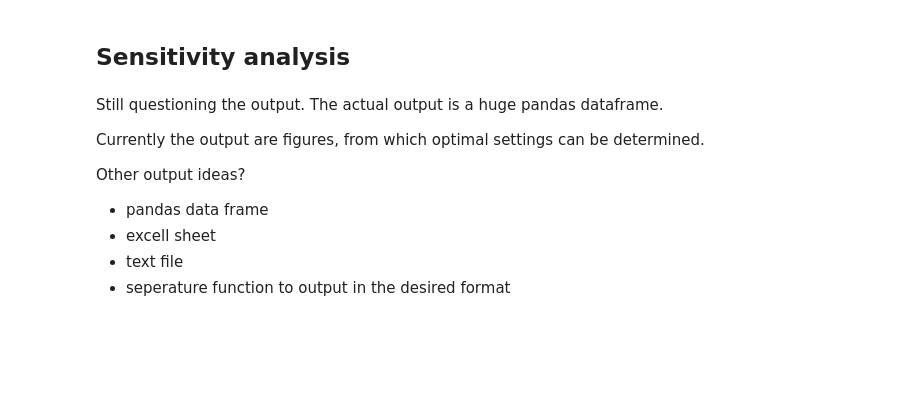
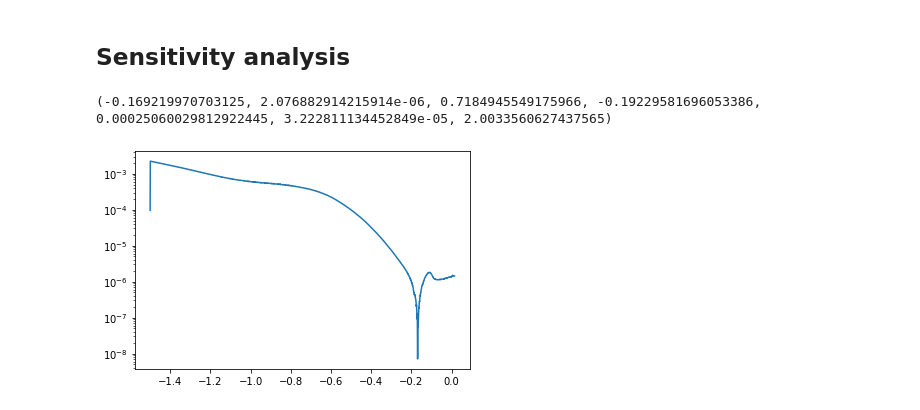
Before and after one commit to Meekevanede/PolCurveFit, a Jupyter notebook: demo.ipynb, the cells around one changed output. Cells and saved outputs as stored; diff of their text form; code cells hidden in the pictures; blank space fills up the shorter version.

```diff
--- a/demo.ipynb
+++ b/demo.ipynb
@@ -110,12 +110,23 @@ plt.yscale('log')
 # %% [markdown]
 ## Sensitivity analysis
-# %% [markdown]
-Still questioning the output. The actual output is a huge pandas dataframe.
-
-Currently the output are figures, from which optimal settings can be determined.
-
-Other output ideas?
-- pandas data frame
-- excell sheet
-- text file
-- seperature function to output in the desired format
+# %%
+import numpy as np
+import matplotlib.pyplot as plt
+
+from polcurvefit import DataImport as di
+
+inputfile = './polcurvefit/data/LSV_cath1.txt'
+E,I = di.load_nova(inputfile)
+
+from polcurvefit import PolCurveFit
+Mycurve = PolCurveFit(E,I,R = 0,sample_surface=1)
+
+results = Mycurve.mixed_pol_fit(window=[-0.4,0.1], apply_weight_distribution = True, w_ac = 0.07, W = 80)
+print(results[1:])
+# %% [output]
+(-0.169219970703125, 2.076882914215914e-06, 0.7184945549175966, -0.19229581696053386, 0.00025060029812922445, 3.222811134452849e-05, 2.0033560627437565)
+# %%
+plt.plot(Mycurve.E,np.abs(Mycurve.i))
+plt.yscale('log')
+# %% [output]
+[figure, added]
```
Also changed, not shown: parts of 6 cells of this notebook.
